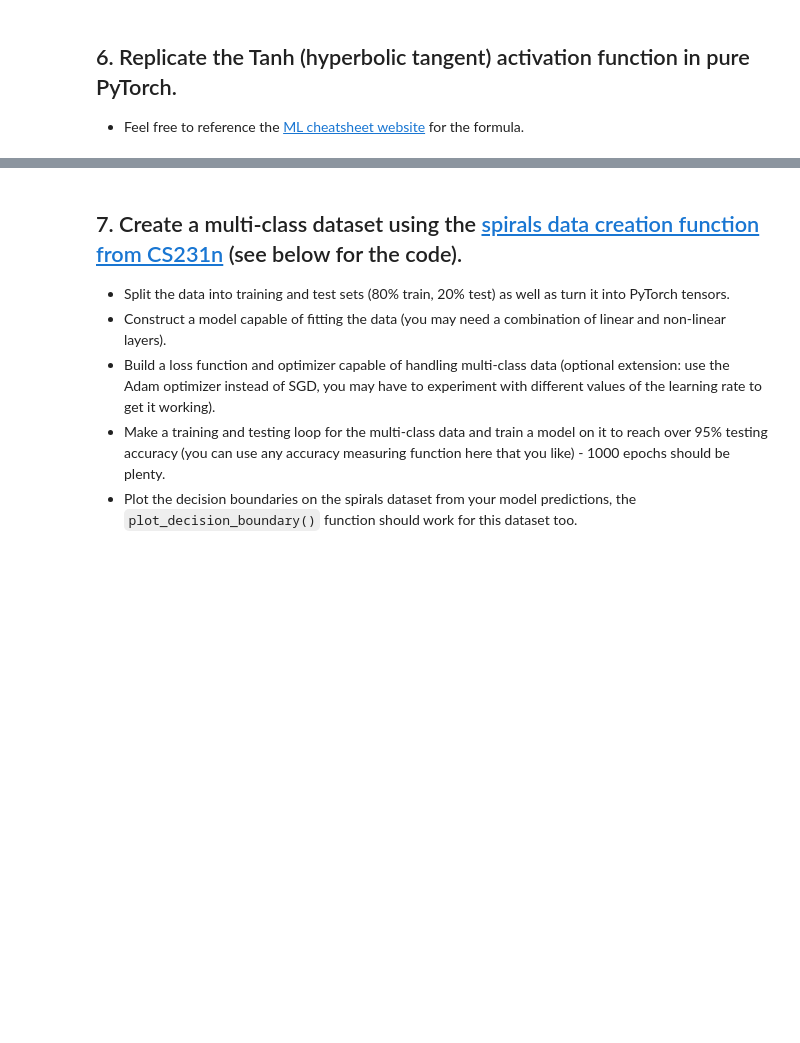
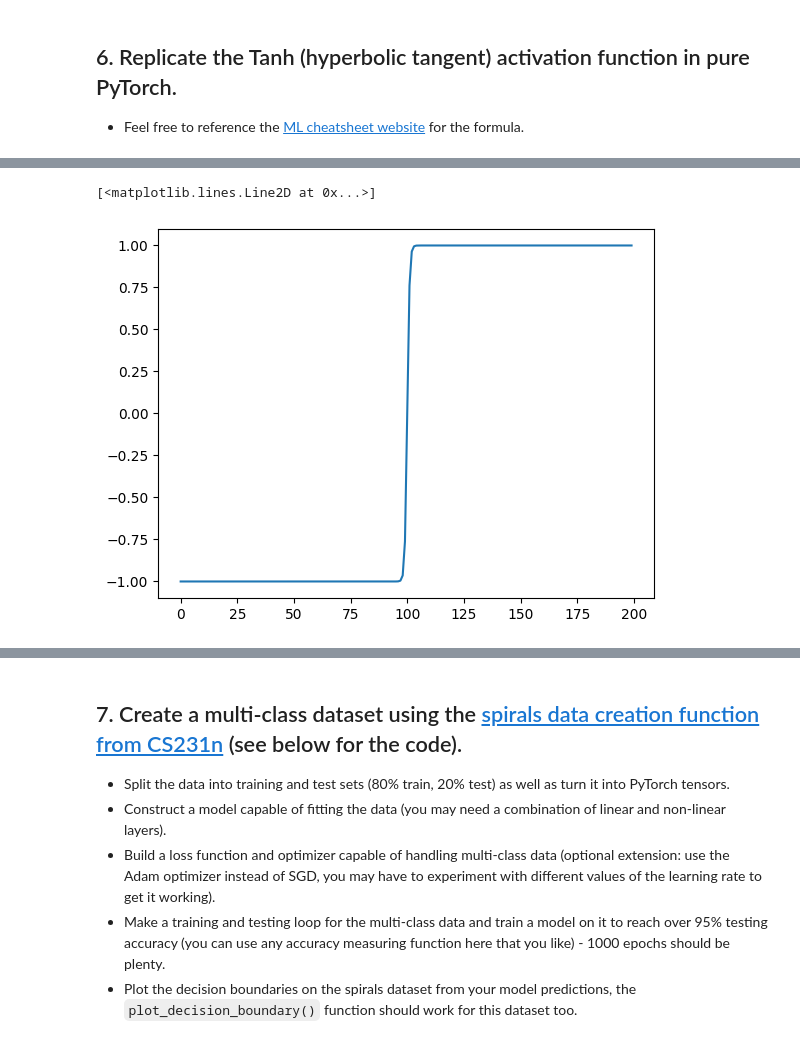
Before and after one commit to hirocs/hirocs, a Jupyter notebook: extras/exercises/02_pytorch_classification_exercises.ipynb, the cells around one changed output, grey strips where cells are left out. Cells and saved outputs as stored; diff of their text form; code cells hidden in the pictures; blank space fills up the shorter version.

```diff
--- a/extras/exercises/02_pytorch_classification_exercises.ipynb
+++ b/extras/exercises/02_pytorch_classification_exercises.ipynb
@@ -300,2 +305,6 @@ plot_decision_boundary(model_0, X_test, y_test)
 # %%
 # Test torch.tanh() on the tensor and plot it
+plt.plot(torch.tanh(tensor_A))
+# %% [output]
+[<matplotlib.lines.Line2D at 0x...>]
+[figure, added]
```
Also changed, not shown: parts of 3 cells of this notebook.
